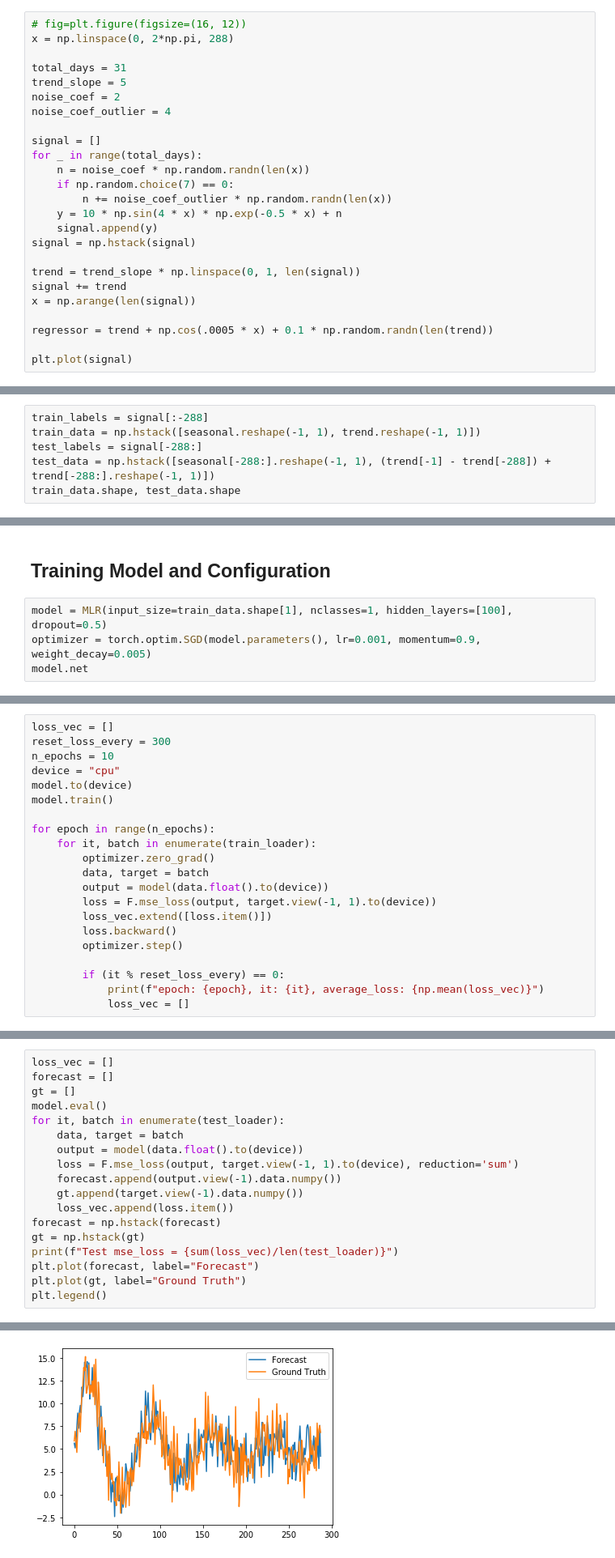
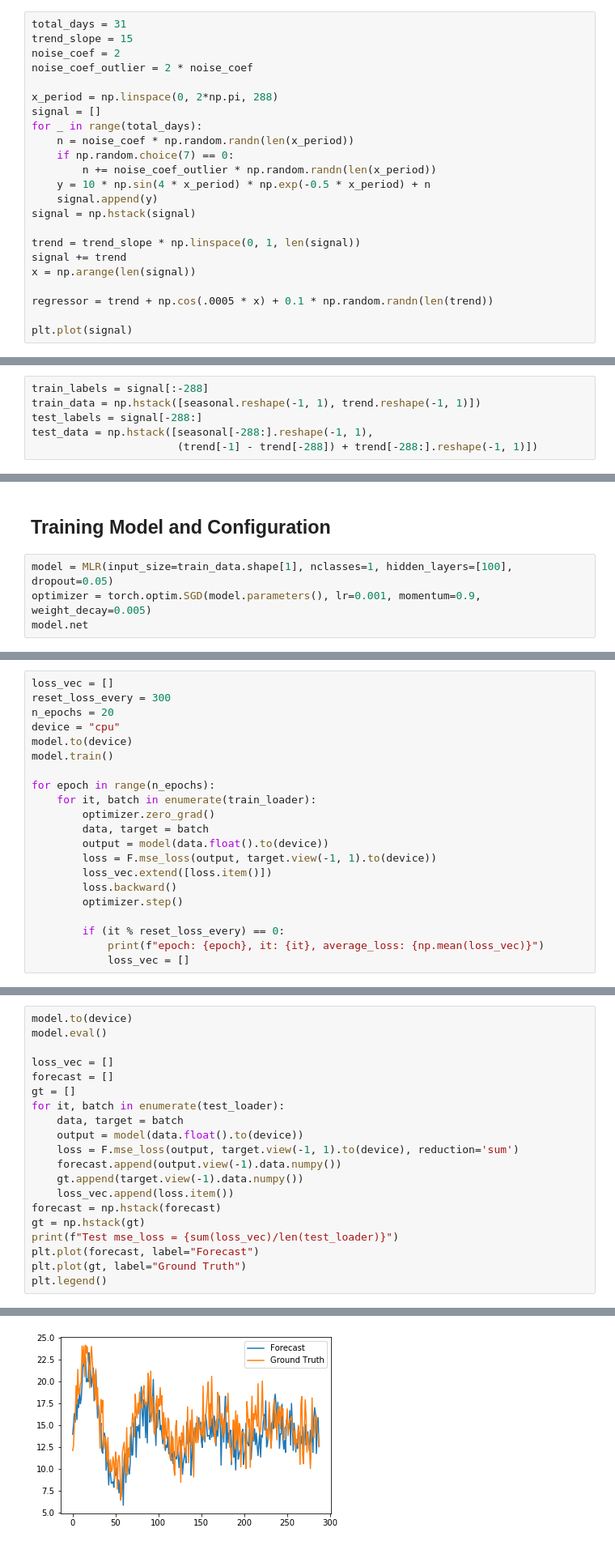
Before and after one commit to monaj07/ml, a Jupyter notebook: uncertainty/uncertainty_regression.ipynb, the cells around one changed output, grey strips where cells are left out. Shown at 81% size. Cells and saved outputs as stored; diff of their text form.

Commit message:
Add extra regressors + Reduce Dropout value

```diff
--- a/uncertainty/uncertainty_regression.ipynb
+++ b/uncertainty/uncertainty_regression.ipynb
@@ -21,20 +21,18 @@ from utils_cm import compute_cm
 # %% [markdown]
 ## Generate a synthetic time-series data
 # %%
-# fig=plt.figure(figsize=(16, 12))
-x = np.linspace(0, 2*np.pi, 288)
+total_days = 31
+trend_slope = 15
+noise_coef = 2
+noise_coef_outlier = 2 * noise_coef
 
-total_days = 31
-trend_slope = 5
-noise_coef = 2
-noise_coef_outlier = 4
-
+x_period = np.linspace(0, 2*np.pi, 288)
 signal = []
 for _ in range(total_days):
-    n = noise_coef * np.random.randn(len(x))
+    n = noise_coef * np.random.randn(len(x_period))
     if np.random.choice(7) == 0:
-        n += noise_coef_outlier * np.random.randn(len(x))
-    y = 10 * np.sin(4 * x) * np.exp(-0.5 * x) + n
+        n += noise_coef_outlier * np.random.randn(len(x_period))
+    y = 10 * np.sin(4 * x_period) * np.exp(-0.5 * x_period) + n
     signal.append(y)
 signal = np.hstack(signal)
 
@@ -63,5 +61,5 @@ trend = stl_result.trend
 train_labels = signal[:-288]
 train_data = np.hstack([seasonal.reshape(-1, 1), trend.reshape(-1, 1)])
 test_labels = signal[-288:]
-test_data = np.hstack([seasonal[-288:].reshape(-1, 1), (trend[-1] - trend[-288]) + trend[-288:].reshape(-1, 1)])
-train_data.shape, test_data.shape
+test_data = np.hstack([seasonal[-288:].reshape(-1, 1),
+                       (trend[-1] - trend[-288]) + trend[-288:].reshape(-1, 1)])
@@ -73,7 +78,7 @@ test_loader = DataLoader(TimeSeriesDataset(test_data, test_labels), batch_size=1
 # %% [markdown]
 ## Training Model and Configuration
 # %%
-model = MLR(input_size=train_data.shape[1], nclasses=1, hidden_layers=[100], dropout=0.5)
+model = MLR(input_size=train_data.shape[1], nclasses=1, hidden_layers=[100], dropout=0.05)
 optimizer = torch.optim.SGD(model.parameters(), lr=0.001, momentum=0.9, weight_decay=0.005)
 model.net
 # %% [output]
@@ -86,7 +91,7 @@ Sequential(
 # %%
 loss_vec = []
 reset_loss_every = 300
-n_epochs = 10
+n_epochs = 20
 device = "cpu"
 model.to(device)
 model.train()
@@ -128,8 +130,10 @@ epoch: 9, it: 300, average_loss: 3.8815255717436474
 # %%
+model.to(device)
+model.eval()
+
 loss_vec = []
 forecast = []
 gt = []
-model.eval()
 for it, batch in enumerate(test_loader):
     data, target = batch
     output = model(data.float().to(device))
@@ -148,2 +152,2 @@ Test mse_loss = 91.4276777903239
 <matplotlib.legend.Legend at 0x...>
-[figure, old version]
+[figure, new version]
```
Also changed, not shown: parts of 9 cells of this notebook.
